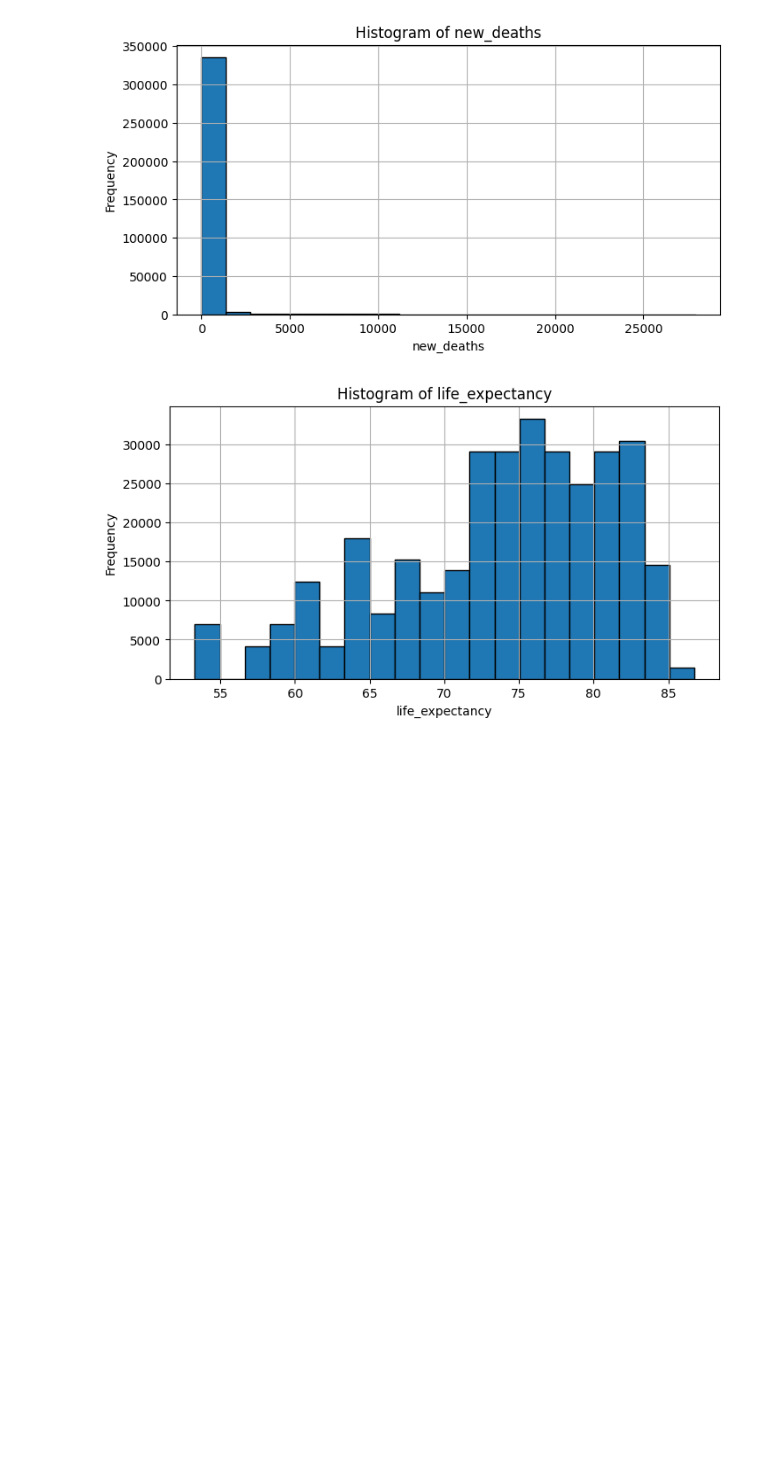
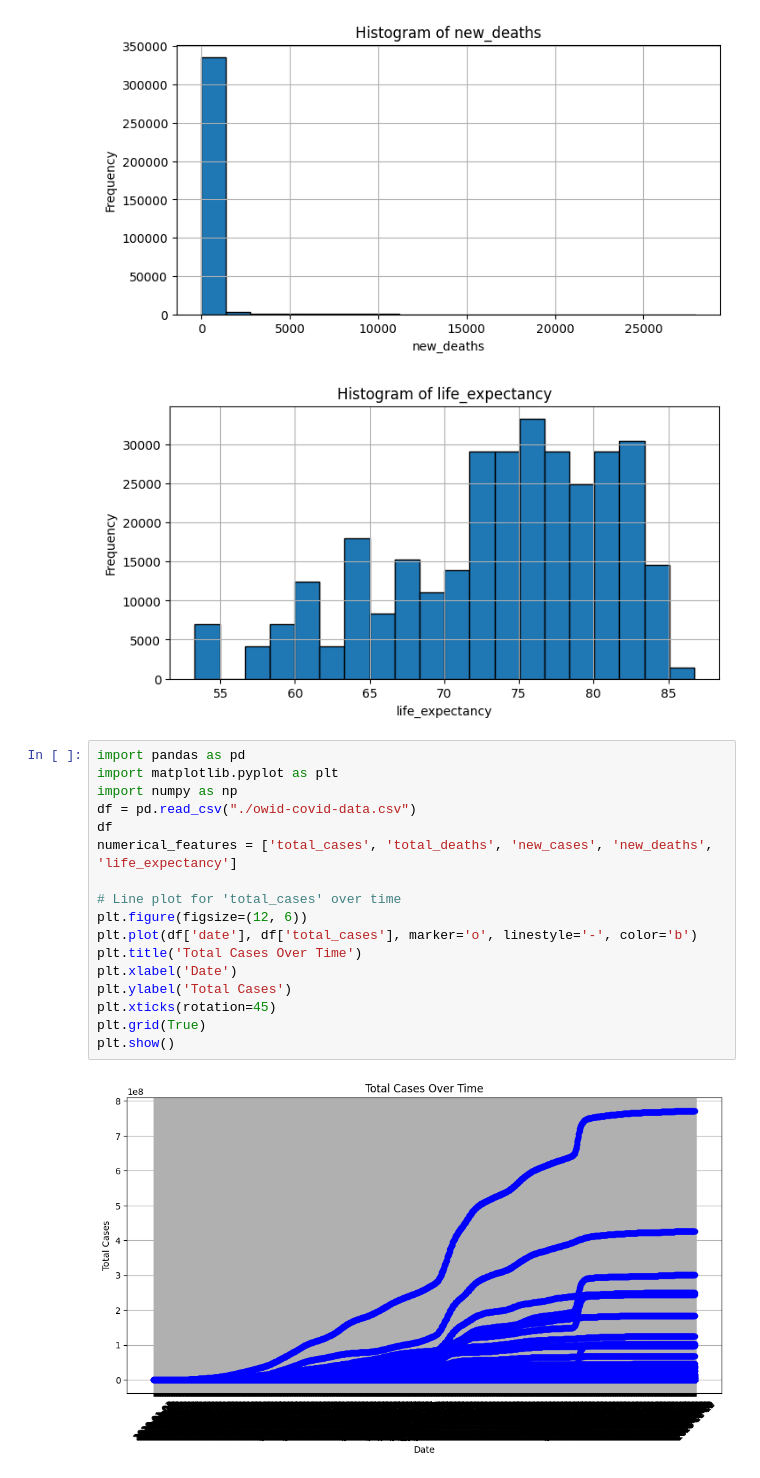
Before and after one commit to Tahmid-Amin/AI-Group_8, a Jupyter notebook: Graphs.ipynb, the cells around one changed output. Drawn from its saved outputs; the diff is of its cells as text; blank space fills up the shorter version.

Commit message:
Added analysis to the dataset using a line graph

```diff
--- a/Graphs.ipynb
+++ b/Graphs.ipynb
@@ -25,3 +23,22 @@ for feature in numerical_features:
 [figure]
 [figure]
 [figure]
+# %%
+import pandas as pd
+import matplotlib.pyplot as plt
+import numpy as np
+df = pd.read_csv("./owid-covid-data.csv")
+df
+numerical_features = ['total_cases', 'total_deaths', 'new_cases', 'new_deaths', 'life_expectancy']
+
+# Line plot for 'total_cases' over time
+plt.figure(figsize=(12, 6))
+plt.plot(df['date'], df['total_cases'], marker='o', linestyle='-', color='b')
+plt.title('Total Cases Over Time')
+plt.xlabel('Date')
+plt.ylabel('Total Cases')
+plt.xticks(rotation=45)
+plt.grid(True)
+plt.show()
+# %% [output]
+[figure, added]
```
Also changed, not shown: parts of 1 cell of this notebook.
